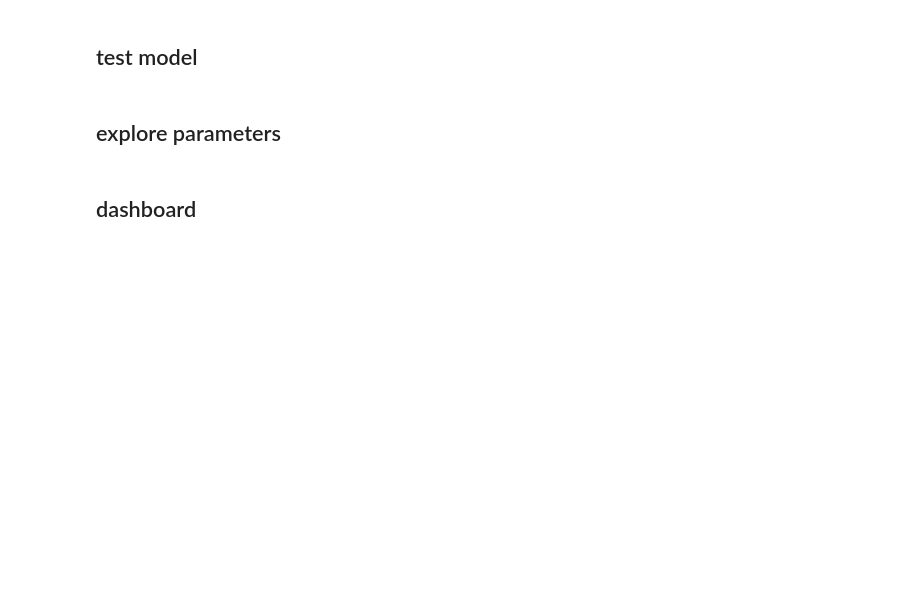
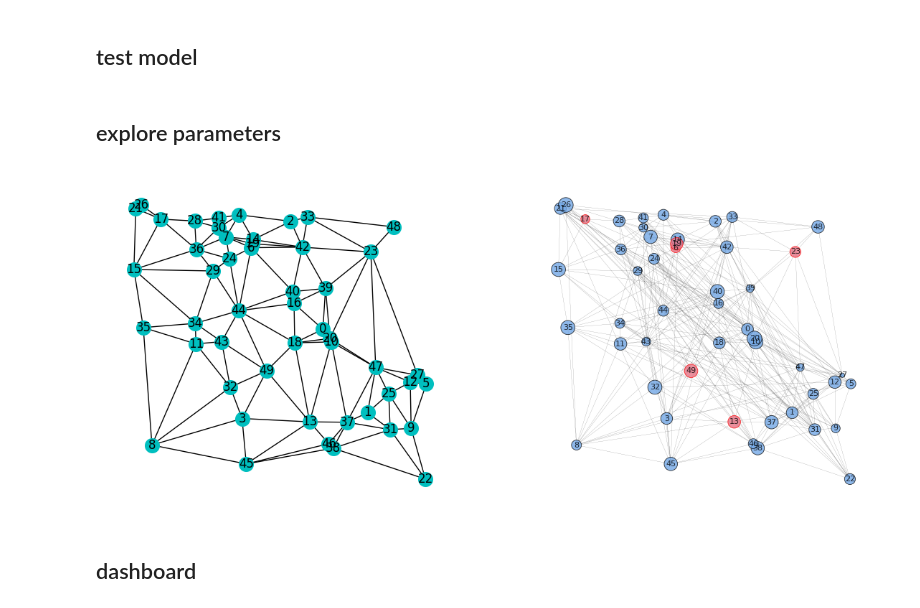
Before and after one commit to dmnfarrell/btbabm, a Jupyter notebook: notebooks/abm_simulation.ipynb, the cells around one changed output. Cells and saved outputs as stored; diff of their text form; code cells hidden in the pictures; blank space fills up the shorter version.

Commit message:
graph from spatial data

```diff
--- a/notebooks/abm_simulation.ipynb
+++ b/notebooks/abm_simulation.ipynb
@@ -100,6 +100,26 @@ x=x.set_index('SequenceName')
 x.index = x.index.map(str)
 col='strain'
 canvas = utils.draw_tree('tree.newick',x,col,tip_labels=False,width=500)
+# %%
+import geopandas as gpd
+from shapely.geometry import MultiPoint,MultiPolygon,Point
+reload(utils)
+reload(models)
+n=50
+gdf = utils.random_geodataframe(n)
+
+G,pos = utils.delaunay_pysal(gdf, 'ID', attrs=['loc_type'])
+fig,ax=plt.subplots(1,2,figsize=(14,6))
+nx.draw(G,pos,node_size=200,node_color='c',with_labels=True,ax=ax[0])
+
+new_edges = utils.add_random_edges(G,4)
+G.add_edges_from(new_edges)
+from mesa import Agent, Model
+model = models.Model()
+model = models.FarmPathogenModel(F=20,C=300,S=5,graph=G)
+utils.plot_grid(model,ax=ax[1],pos=pos,with_labels=True)
+# %% [output]
+[figure, added]
 # %% [markdown]
 ## dashboard
 # %%
```
Also changed, not shown: parts of 3 cells of this notebook, 2 other files.
